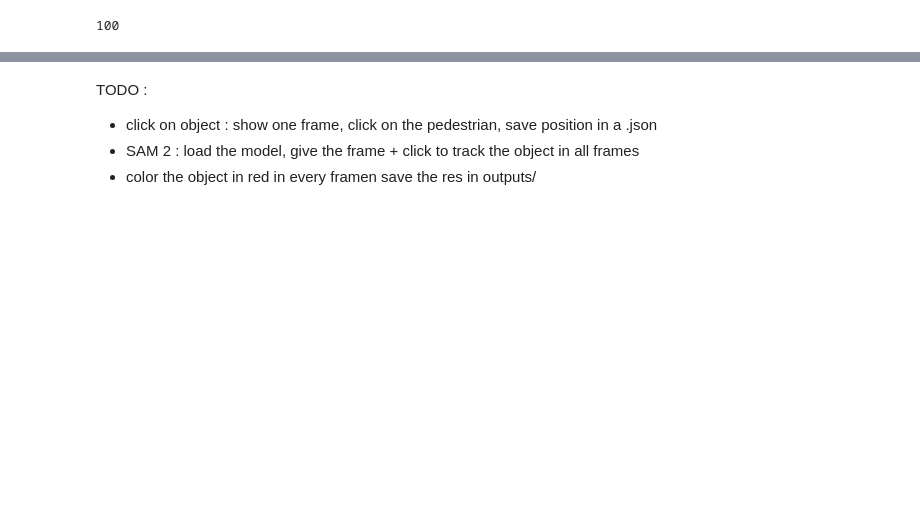
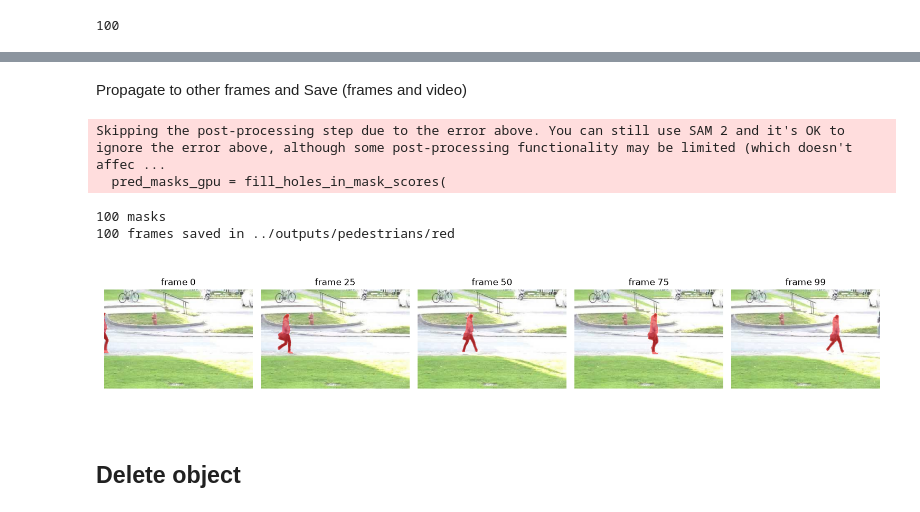
Before and after one commit to Rach0o0/Click-to-3D-Object---Computer-vision-project, a Jupyter notebook: notebooks/first_pipeline.ipynb, the cells around one changed output, grey strips where cells are left out. Saved outputs shown, nothing was run; the diff lists cells and outputs as text; code cells hidden in the pictures; blank space fills up the shorter version.

```diff
--- a/notebooks/first_pipeline.ipynb
+++ b/notebooks/first_pipeline.ipynb
@@ -135,5 +313,24 @@ print(len(os.listdir(FRAMES_dir)))
+# %% [markdown]
+Propagate to other frames and Save (frames and video)
+# %%
+video_masks = propagate(state)
+print(len(video_masks), "masks")
+
+# quick check: 5 frames spread over the video
+n = len(video_masks)
+check = [0, n // 4, n // 2, 3 * n // 4, n - 1]
+imshow([red_overlay(load_frame(i), video_masks[i]) for i in check],
+       [f"frame {i}" for i in check], figsize=(15, 3))
+
+save_red(video_masks)
+
+# Save as a video mp4
+save_video(video_masks, output_file="output.mp4", fps=30)
+# %% [output]
+Skipping the post-processing step due to the error above. You can still use SAM 2 and it's OK to ignore the error above, although some post-processing functionality may be limited (which doesn't affec ...
+  pred_masks_gpu = fill_holes_in_mask_scores(
+100 masks
+100 frames saved in ../outputs/pedestrians/red
+[figure, added]
 # %% [markdown]
-TODO :
-- click on object : show one frame, click on the pedestrian, save position in a .json
-- SAM 2 : load the model, give the frame + click to track the object in all frames
-- color the object in red in every framen save the res in outputs/
+## Delete object
```
Also changed, not shown: parts of 22 cells of this notebook, 3 other files.
